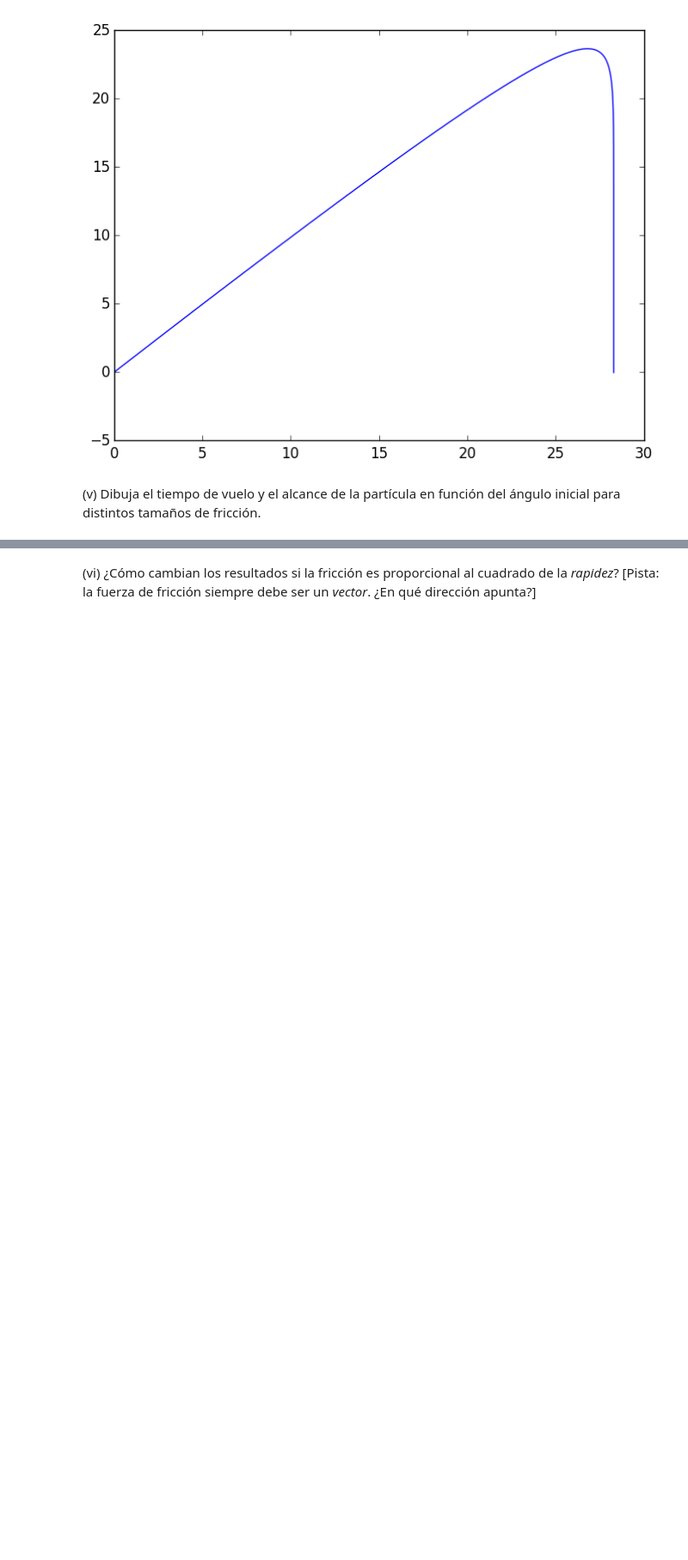
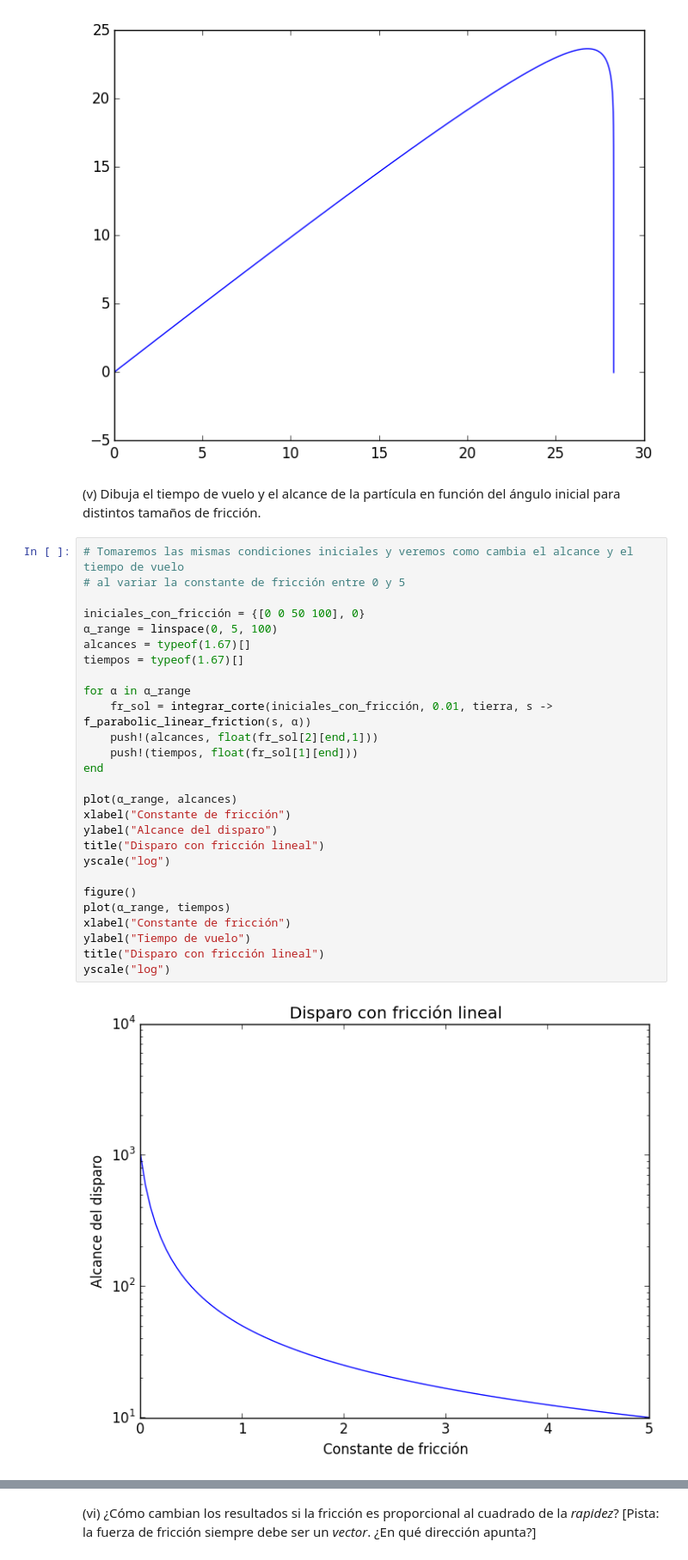
Before and after one commit to ivan-galinskiy/fisica_computacional, a Jupyter notebook: tareas/Tarea 06.ipynb, the cells around one changed output, grey strips where cells are left out. Shown at 86% size. Drawn from its saved outputs; the diff is of its cells as text; blank space fills up the shorter version.

```diff
--- a/tareas/Tarea 06.ipynb
+++ b/tareas/Tarea 06.ipynb
@@ -289,3 +289,32 @@ Slider{Int64}([Input{Int64}] 45,"θ",45,0:5:90)
 [figure]
 # %% [markdown]
 (v) Dibuja el tiempo de vuelo y el alcance de la partícula en función del ángulo inicial para distintos tamaños de fricción.
+# %%
+# Tomaremos las mismas condiciones iniciales y veremos como cambia el alcance y el tiempo de vuelo
+# al variar la constante de fricción entre 0 y 5
+
+iniciales_con_fricción = {[0 0 50 100], 0}
+α_range = linspace(0, 5, 100)
+alcances = typeof(1.67)[]
+tiempos = typeof(1.67)[]
+
+for α in α_range
+    fr_sol = integrar_corte(iniciales_con_fricción, 0.01, tierra, s -> f_parabolic_linear_friction(s, α))
+    push!(alcances, float(fr_sol[2][end,1]))
+    push!(tiempos, float(fr_sol[1][end]))
+end
+
+plot(α_range, alcances)
+xlabel("Constante de fricción")
+ylabel("Alcance del disparo")
+title("Disparo con fricción lineal")
+yscale("log")
+
+figure()
+plot(α_range, tiempos)
+xlabel("Constante de fricción")
+ylabel("Tiempo de vuelo")
+title("Disparo con fricción lineal")
+yscale("log")
+# %% [output]
+[figure, added]
```
Also changed, not shown: parts of 4 cells of this notebook.
